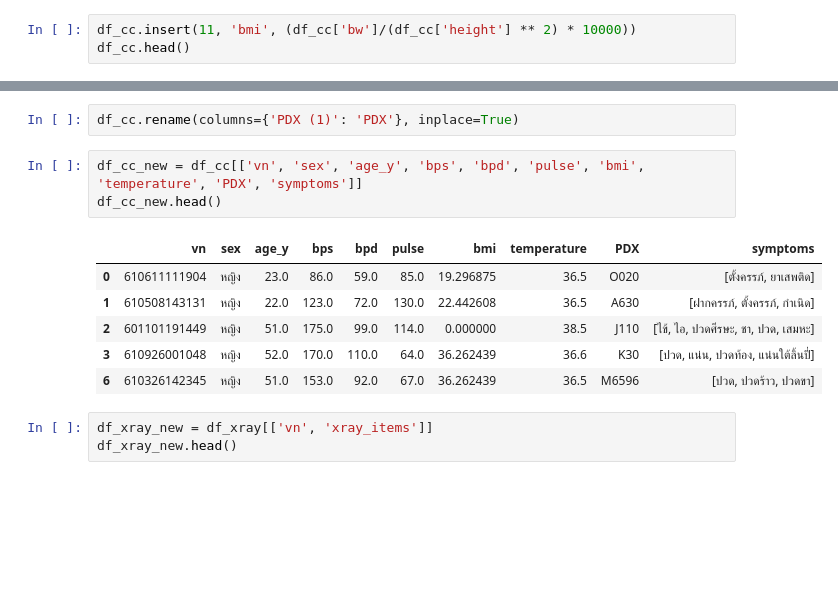
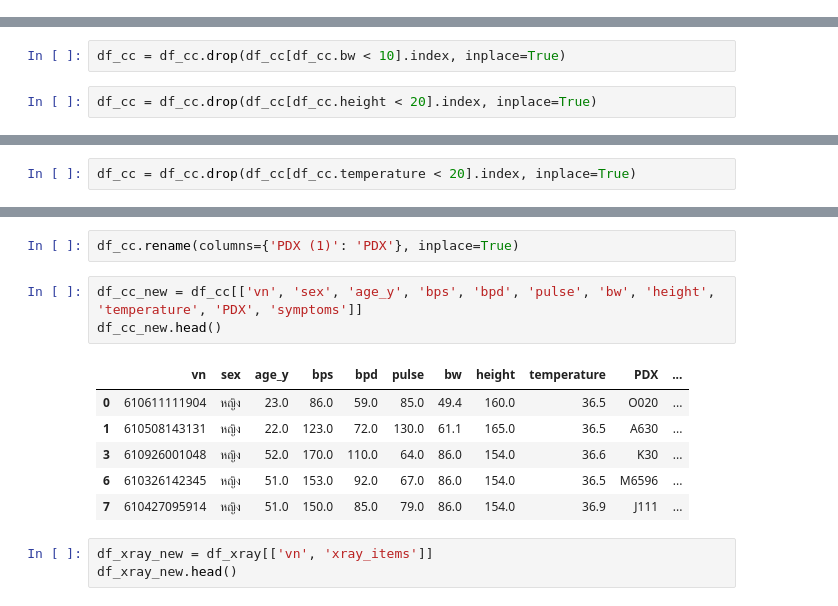
Before and after one commit to phraretein/patient_clustering, a Jupyter notebook: test_model.ipynb, the cells around one changed output, grey strips where cells are left out. Drawn from its saved outputs; the diff is of its cells as text; blank space fills up the shorter version.

```diff
--- a/test_model.ipynb
+++ b/test_model.ipynb
@@ -65,6 +61,3 @@ list(df_cc.columns)
  'External Cause (5)',
  'clean_symtom(noun)',
  'clean_symptom2(synonym)']
-# %%
-df_cc.insert(11, 'bmi', (df_cc['bw']/(df_cc['height'] ** 2) * 10000))
-df_cc.head()
@@ -78,0 +64,4 @@ df_cc.head()
+# %%
+df_cc = df_cc.drop(df_cc[df_cc.bw < 10].index, inplace=True)
+# %%
+df_cc = df_cc.drop(df_cc[df_cc.height < 20].index, inplace=True)
@@ -79,3 +70,5 @@ df_cc.head()
+# %%
+df_cc = df_cc.drop(df_cc[df_cc.temperature < 20].index, inplace=True)
 # %%
 df_xray['xray_items'] = df_xray['xray_list'].str.split(",", n= -1)
 df_xray.head()
@@ -100,15 +93,15 @@ df_cc.head()
 # %%
 df_cc.rename(columns={'PDX (1)': 'PDX'}, inplace=True)
 # %%
-df_cc_new = df_cc[['vn', 'sex', 'age_y', 'bps', 'bpd', 'pulse', 'bmi', 'temperature', 'PDX', 'symptoms']]
+df_cc_new = df_cc[['vn', 'sex', 'age_y', 'bps', 'bpd', 'pulse', 'bw', 'height', 'temperature', 'PDX', 'symptoms']]
 df_cc_new.head()
 # %% [output]
-|  | vn | sex | age_y | bps | bpd | pulse | bmi | temperature | PDX | symptoms |
-| 0 | 610611111904 | หญิง | 23.0 | 86.0 | 59.0 | 85.0 | 19.296875 | 36.5 | O020 | [ตั้งครรภ์, ยาเสพติด] |
-| 1 | 610508143131 | หญิง | 22.0 | 123.0 | 72.0 | 130.0 | 22.442608 | 36.5 | A630 | [ฝากครรภ์, ตั้งครรภ์, กำเนิด] |
-| 2 | 601101191449 | หญิง | 51.0 | 175.0 | 99.0 | 114.0 | 0.000000 | 38.5 | J110 | [ไข้, ไอ, ปวดศีรษะ, ชา, ปวด, เสมหะ] |
-| 3 | 610926001048 | หญิง | 52.0 | 170.0 | 110.0 | 64.0 | 36.262439 | 36.6 | K30 | [ปวด, แน่น, ปวดท้อง, แน่นใต้ลิ้นปี่] |
-| 6 | 610326142345 | หญิง | 51.0 | 153.0 | 92.0 | 67.0 | 36.262439 | 36.5 | M6596 | [ปวด, ปวดร้าว, ปวดขา] |
+|  | vn | sex | age_y | bps | bpd | pulse | bw | height | temperature | PDX | ... |
+| 0 | 610611111904 | หญิง | 23.0 | 86.0 | 59.0 | 85.0 | 49.4 | 160.0 | 36.5 | O020 | ... |
+| 1 | 610508143131 | หญิง | 22.0 | 123.0 | 72.0 | 130.0 | 61.1 | 165.0 | 36.5 | A630 | ... |
+| 3 | 610926001048 | หญิง | 52.0 | 170.0 | 110.0 | 64.0 | 86.0 | 154.0 | 36.6 | K30 | ... |
+| 6 | 610326142345 | หญิง | 51.0 | 153.0 | 92.0 | 67.0 | 86.0 | 154.0 | 36.5 | M6596 | ... |
+| 7 | 610427095914 | หญิง | 51.0 | 150.0 | 85.0 | 79.0 | 86.0 | 154.0 | 36.9 | J111 | ... |
 # %%
 df_xray_new = df_xray[['vn', 'xray_items']]
 df_xray_new.head()
```
Also changed, not shown: parts of 18 cells of this notebook.
